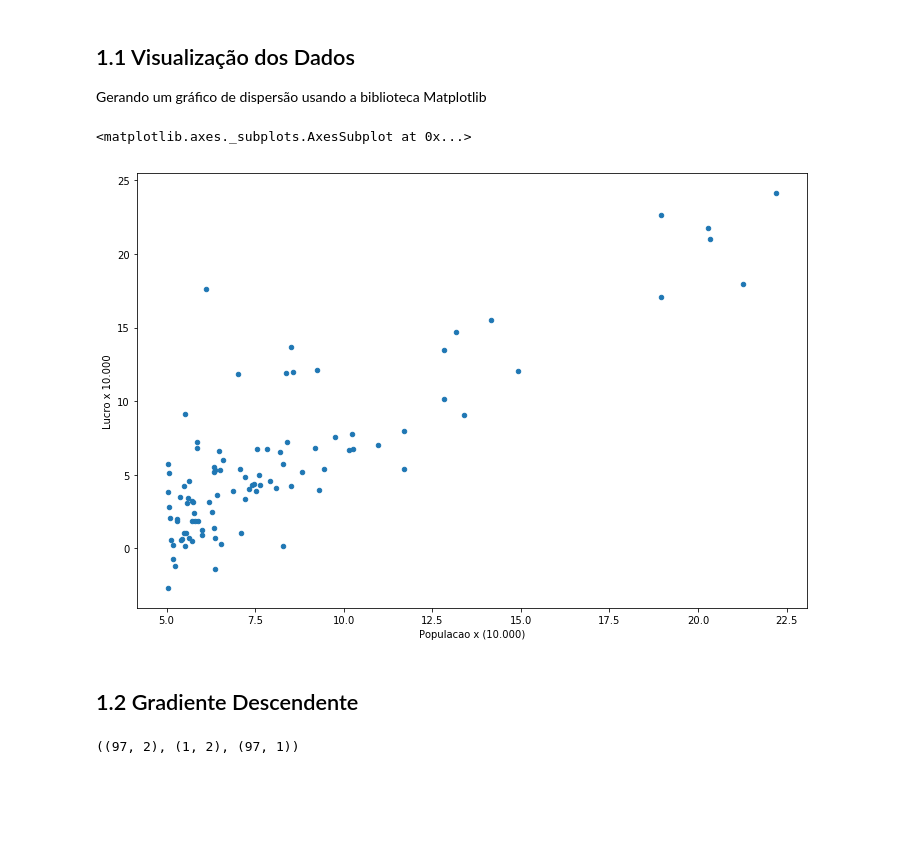
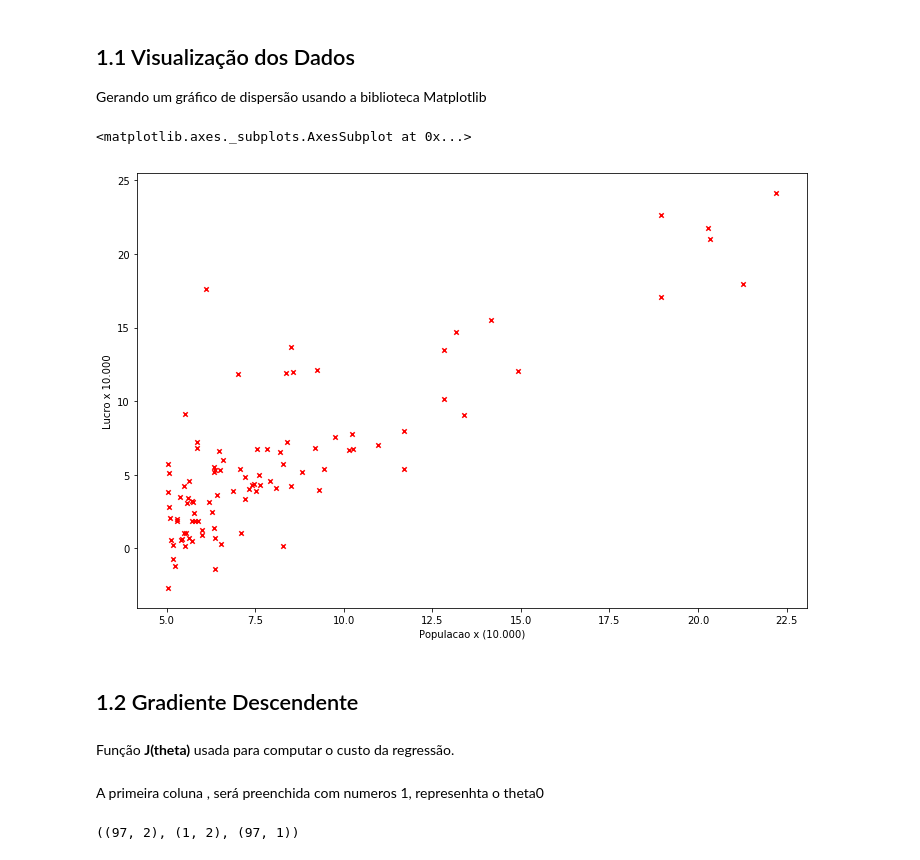
Before and after one commit to ramonsilvanet/AM_Trabalho1, a Jupyter notebook: regressao_linear_simples.ipynb, the cells around one changed output. Saved outputs shown, nothing was run; the diff lists cells and outputs as text; code cells hidden in the pictures; blank space fills up the shorter version.

```diff
--- a/regressao_linear_simples.ipynb
+++ b/regressao_linear_simples.ipynb
@@ -24,14 +27,18 @@ data.head()
 
 Gerando um gráfico de dispersão usando a biblioteca Matplotlib
 # %%
-data.plot(kind='scatter', x=x_label, y=y_label, figsize=(12,8))
+data.plot(kind='scatter', x=x_label, y=y_label, figsize=(12,8), marker='x', color='r')
 # %% [output]
 <matplotlib.axes._subplots.AxesSubplot at 0x...>
-[figure, old version]
+[figure, new version]
 # %% [markdown]
 ## 1.2 Gradiente Descendente
+# %% [markdown]
+Função **J(theta)** usada para computar o custo da regressão.
 # %%
 def computarCusto(X, y, theta):
     inner = np.power(((X * theta.T) - y), 2)
     return np.sum(inner) / (2 * len(X))
+# %% [markdown]
+A primeira coluna , será preenchida com numeros 1, represenhta o theta0
 # %%
```
Also changed, not shown: parts of 17 cells of this notebook, 1 other file.
